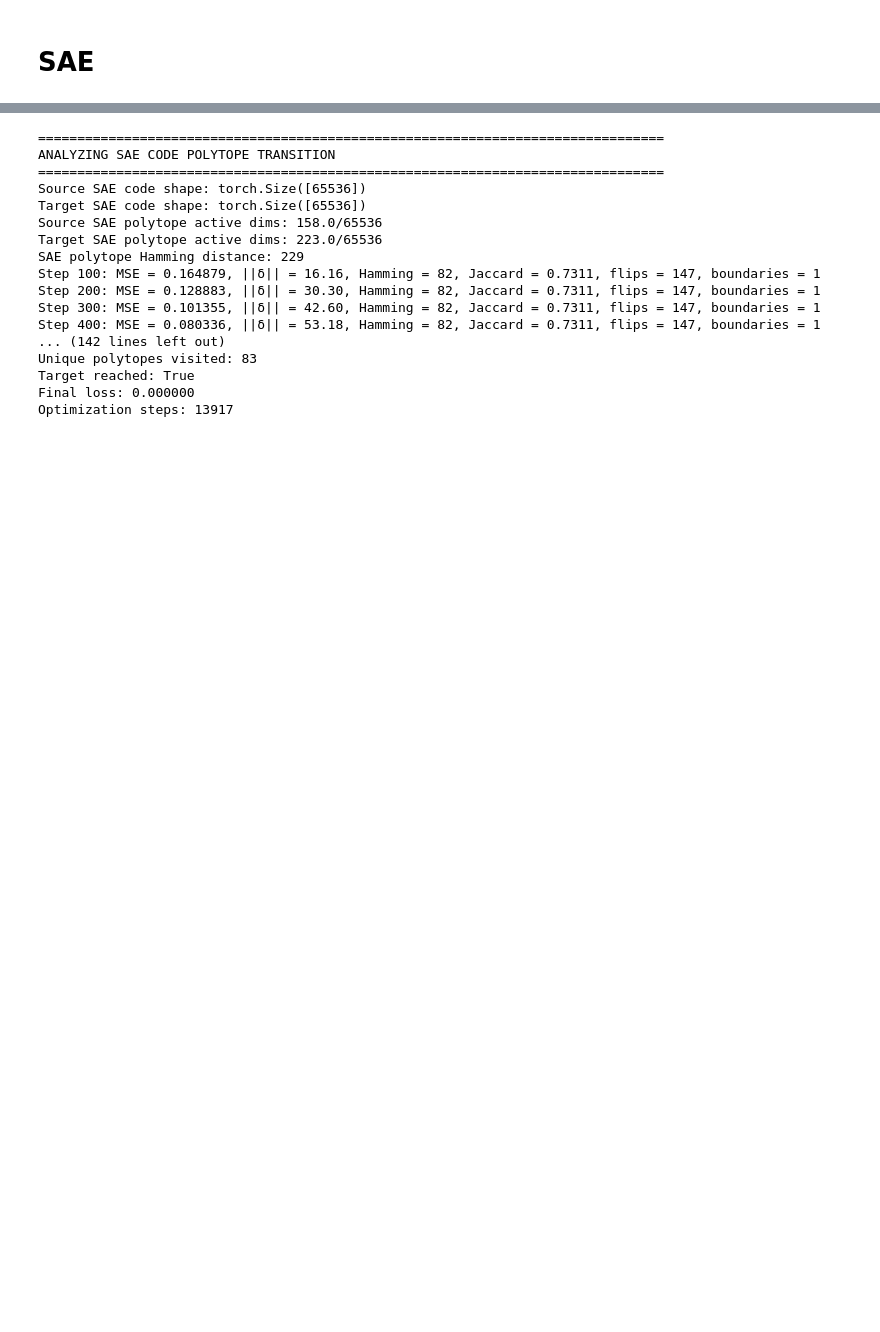
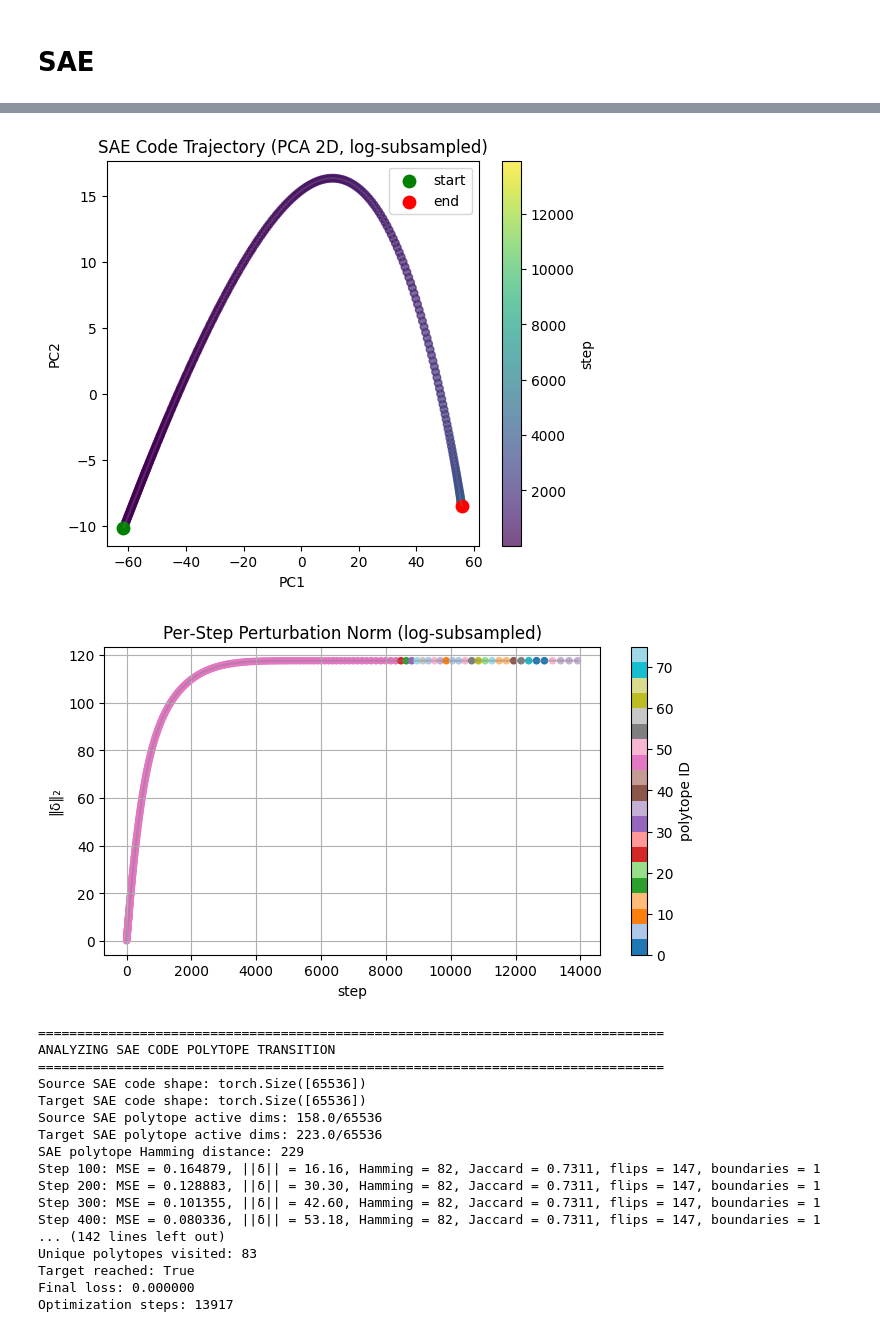
Before and after one commit to phusroyal/SAE_robustness_rep, a Jupyter notebook: boundary_crossing.ipynb, the cells around one changed output, grey strips where cells are left out. Saved outputs shown, nothing was run; the diff lists cells and outputs as text; code cells hidden in the pictures; blank space fills up the shorter version.

```diff
--- a/boundary_crossing.ipynb
+++ b/boundary_crossing.ipynb
@@ -1584,3 +1050,9 @@ KeyboardInterrupt:
+# %%
+visualize_oneflip_trajectory_improved(source_sae_code, results)
+visualize_step_distances(source_sae_code, results)
+# %% [output]
+[figure, added]
+[figure, added]
 # %%
 # Test SAE polytope transition
 print("\n" + "="*80)
```
Also changed, not shown: parts of 15 cells of this notebook, 3 other files.
